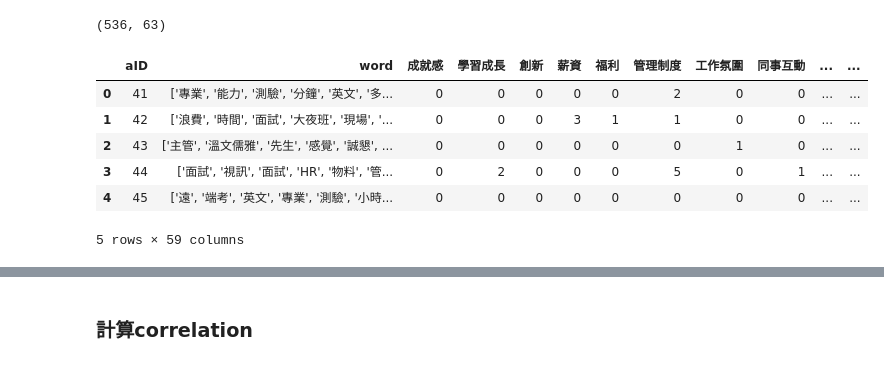
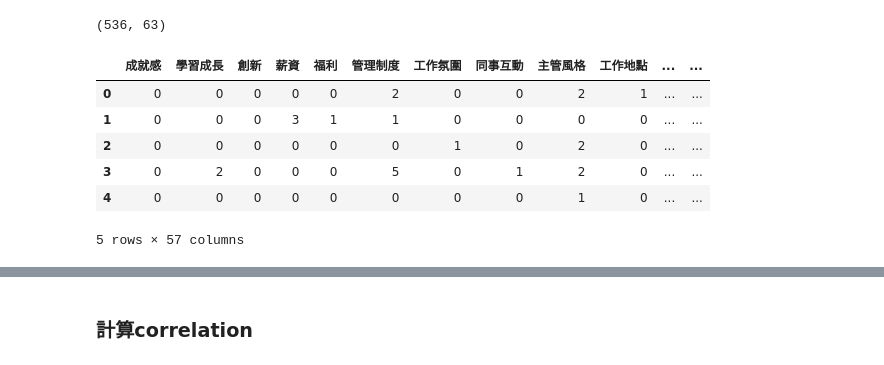
Before and after one commit to zchenchen1999/streamlit_nissan, a Jupyter notebook: data/dtm_interview.ipynb, the cells around one changed output, grey strips where cells are left out. Saved outputs shown, nothing was run; the diff lists cells and outputs as text; code cells hidden in the pictures.

```diff
--- a/data/dtm_interview.ipynb
+++ b/data/dtm_interview.ipynb
@@ -113,18 +113,18 @@ dtm_df.shape
 (536, 63)
 # %%
 # DTM for correlation & co-ocurence #把用不到的欄位踢除
-kick_off_ = ['vacancies','post_time','interview_time','content','company_name','status','process','question','suggestion','frequency_overtime','Q_content']
+kick_off_ = ['vacancies','post_time','interview_time','content','company_name','status','process','question','suggestion','frequency_overtime','Q_content', 'word', 'aID']
 co_ = [{k: v for k, v in d.items() if k not in kick_off_} for d in dict_]
 dtm_co = pd.DataFrame(co_)
 dtm_co.head()
 # %% [output]
-|  | aID | word | 成就感 | 學習成長 | 創新 | 薪資 | 福利 | 管理制度 | 工作氛圍 | 同事互動 | ... | ... |
-| 0 | 41 | ['專業', '能力', '測驗', '分鐘', '英文', '多... | 0 | 0 | 0 | 0 | 0 | 2 | 0 | 0 | ... | ... |
-| 1 | 42 | ['浪費', '時間', '面試', '大夜班', '現場', '... | 0 | 0 | 0 | 3 | 1 | 1 | 0 | 0 | ... | ... |
-| 2 | 43 | ['主管', '溫文儒雅', '先生', '感覺', '誠懇', ... | 0 | 0 | 0 | 0 | 0 | 0 | 1 | 0 | ... | ... |
-| 3 | 44 | ['面試', '視訊', '面試', 'HR', '物料', '管... | 0 | 2 | 0 | 0 | 0 | 5 | 0 | 1 | ... | ... |
-| 4 | 45 | ['遠', '端考', '英文', '專業', '測驗', '小時... | 0 | 0 | 0 | 0 | 0 | 0 | 0 | 0 | ... | ... |
+|  | 成就感 | 學習成長 | 創新 | 薪資 | 福利 | 管理制度 | 工作氛圍 | 同事互動 | 主管風格 | 工作地點 | ... | ... |
+| 0 | 0 | 0 | 0 | 0 | 0 | 2 | 0 | 0 | 2 | 1 | ... | ... |
+| 1 | 0 | 0 | 0 | 3 | 1 | 1 | 0 | 0 | 0 | 0 | ... | ... |
+| 2 | 0 | 0 | 0 | 0 | 0 | 0 | 1 | 0 | 2 | 0 | ... | ... |
+| 3 | 0 | 2 | 0 | 0 | 0 | 5 | 0 | 1 | 2 | 0 | ... | ... |
+| 4 | 0 | 0 | 0 | 0 | 0 | 0 | 0 | 0 | 1 | 0 | ... | ... |
-5 rows × 59 columns
+5 rows × 57 columns
 # %%
 dtm_df.head()
 # %% [output]
```
Also changed, not shown: parts of 5 cells of this notebook, 1 other file.
